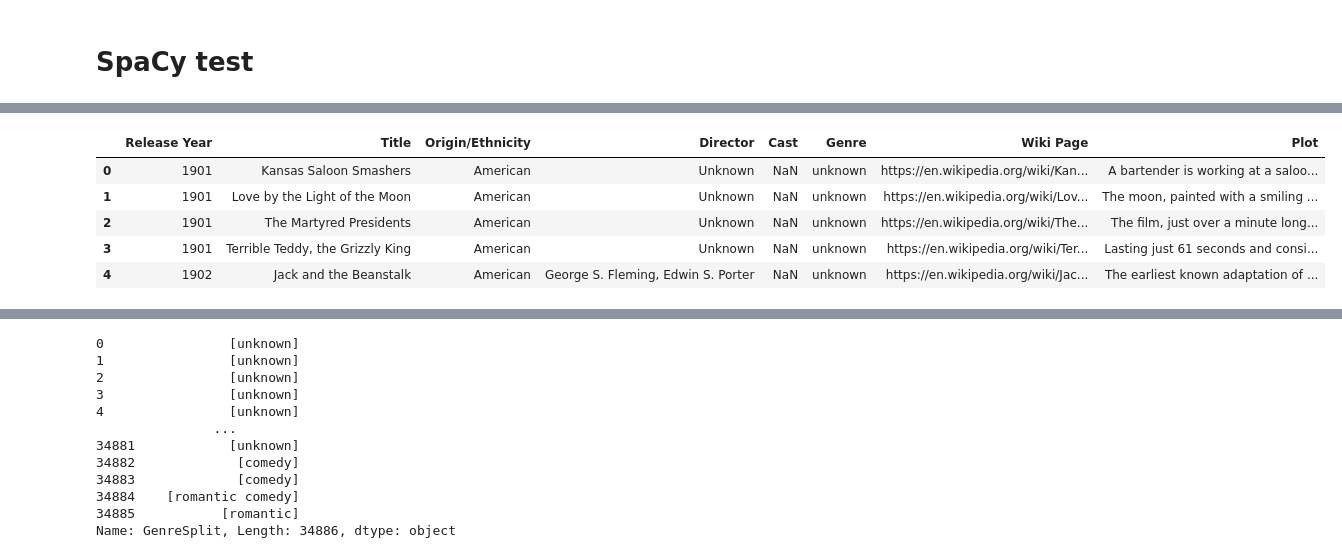
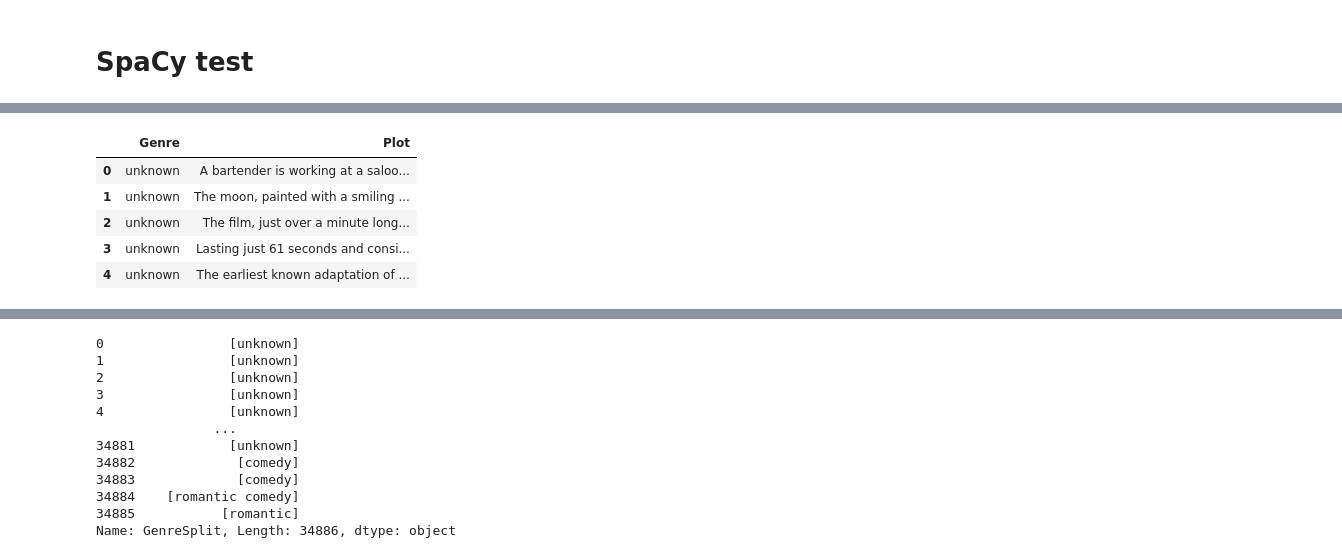
Before and after one commit to maximecharriere/movie-chatbot, a Jupyter notebook: movie-chatbot.ipynb, the cells around one changed output, grey strips where cells are left out. Saved outputs shown, nothing was run; the diff lists cells and outputs as text; code cells hidden in the pictures.

```diff
--- a/movie-chatbot.ipynb
+++ b/movie-chatbot.ipynb
@@ -153,15 +121,15 @@ print(mango.vector)
 # %%
 url_movie_wiki = "https://raw.githubusercontent.com/maximecharriere/movie-chatbot/master/data/movie_wiki_infos/wiki_movie_plots_deduped.csv"
-movies = pd.read_csv(url_movie_wiki, sep=',', engine='python')
+movies = pd.read_csv(url_movie_wiki, sep=',', engine='python')[['Genre','Plot']]
 movies.shape
 movies.head()
 # %% [output]
-|  | Release Year | Title | Origin/Ethnicity | Director | Cast | Genre | Wiki Page | Plot |
-| 0 | 1901 | Kansas Saloon Smashers | American | Unknown | NaN | unknown | https://en.wikipedia.org/wiki/Kan... | A bartender is working at a saloo... |
-| 1 | 1901 | Love by the Light of the Moon | American | Unknown | NaN | unknown | https://en.wikipedia.org/wiki/Lov... | The moon, painted with a smiling ... |
-| 2 | 1901 | The Martyred Presidents | American | Unknown | NaN | unknown | https://en.wikipedia.org/wiki/The... | The film, just over a minute long... |
-| 3 | 1901 | Terrible Teddy, the Grizzly King | American | Unknown | NaN | unknown | https://en.wikipedia.org/wiki/Ter... | Lasting just 61 seconds and consi... |
-| 4 | 1902 | Jack and the Beanstalk | American | George S. Fleming, Edwin S. Porter | NaN | unknown | https://en.wikipedia.org/wiki/Jac... | The earliest known adaptation of ... |
+|  | Genre | Plot |
+| 0 | unknown | A bartender is working at a saloo... |
+| 1 | unknown | The moon, painted with a smiling ... |
+| 2 | unknown | The film, just over a minute long... |
+| 3 | unknown | Lasting just 61 seconds and consi... |
+| 4 | unknown | The earliest known adaptation of ... |
 # %%
 movies['Genre'].value_counts()
 # %% [output]
```
Also changed, not shown: parts of 13 cells of this notebook.
